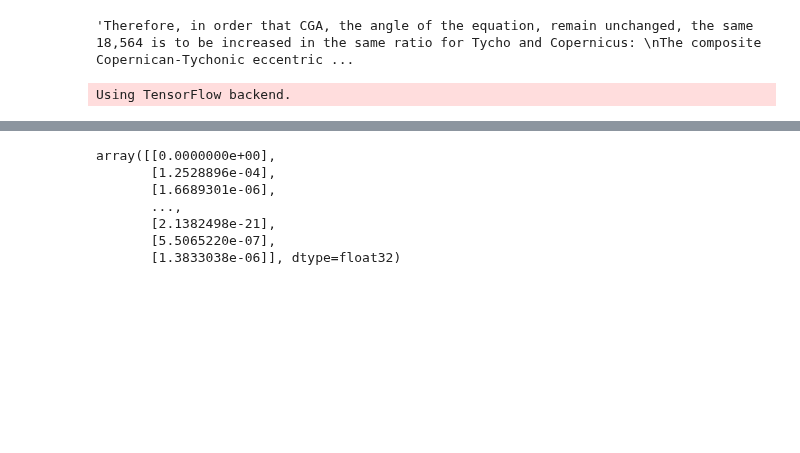
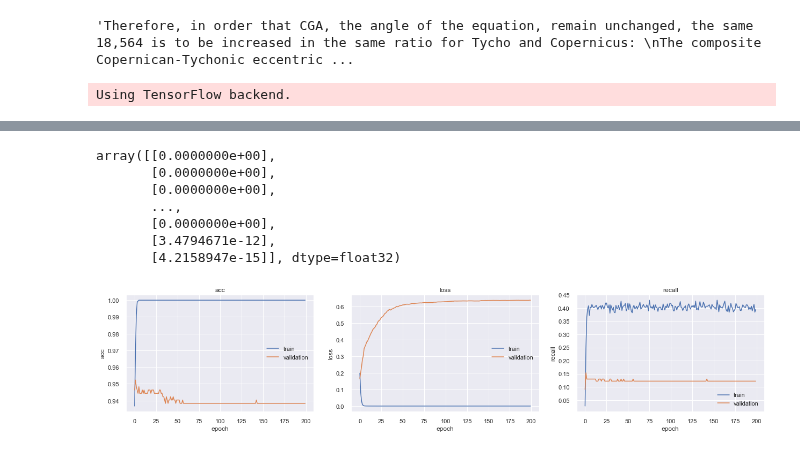
Before and after one commit to myeghaneh/BZML, a Jupyter notebook: ml/notebooks/13_04_Class_DL_Obss_Sent.ipynb, the cells around one changed output, grey strips where cells are left out. Cells and saved outputs as stored; diff of their text form; code cells hidden in the pictures; blank space fills up the shorter version.

```diff
--- a/ml/notebooks/13_04_Class_DL_Obss_Sent.ipynb
+++ b/ml/notebooks/13_04_Class_DL_Obss_Sent.ipynb
@@ -477,13 +477,13 @@ def recall(y_true, y_pred):
 # %%
 max_words = 6628
 num_classes=1
-batch_size=16
+batch_size=8
 model = Sequential()
 model.add(Dense(512, input_shape=(max_words,)))
 model.add(Activation('relu'))
-model.add(Dropout(0.5))
+model.add(Dropout(0.3))
 model.add(Dense(num_classes))
 model.add(Activation('sigmoid'))
-model.compile(loss='binary_crossentropy', optimizer='adam', metrics=[recall])
+model.compile(loss='binary_crossentropy', optimizer='adam', metrics=[recall,'accuracy'])
 print(model.metrics_names)
 # %% [output]
@@ -491,3 +491,3 @@ print(model.metrics_names)
 # %%
-history = model.fit(x_train, y_train, batch_size=batch_size, epochs=20, verbose=1, validation_split=0.1)
+history = model.fit(x_train, y_train, batch_size=batch_size, epochs=200, verbose=1, validation_split=0.1)
 # %% [output]
@@ -514,9 +514,32 @@ y_pred=model.predict(x_test)
 y_pred
 # %% [output]
 array([[0.0000000e+00],
-       [1.2528896e-04],
-       [1.6689301e-06],
+       [0.0000000e+00],
+       [0.0000000e+00],
        ...,
-       [2.1382498e-21],
-       [5.5065220e-07],
-       [1.3833038e-06]], dtype=float32)
+       [0.0000000e+00],
+       [3.4794671e-12],
+       [4.2158947e-15]], dtype=float32)
+# %%
+import matplotlib.pyplot as plt
+%matplotlib inline
+
+def plot_history(history):
+    metrics = sorted(history.history.keys())
+    metrics = metrics[:len(metrics)//2]
+
+    f,axs = plt.subplots(1, len(metrics), figsize=(12,4))
+    plt.subplots_adjust( right=1.5)
+
+    for m,ax in zip(metrics,axs):
+        # summarize history for metric m
+        ax.plot(history.history[m])
+        ax.plot(history.history['val_' + m])
+        ax.set_title(m)
+        ax.set_ylabel(m)
+        ax.set_xlabel('epoch')
+        ax.legend(['train', 'validation'], loc='best')
+# %%
+plot_history(history)
+# %% [output]
+[figure, added]
```
Also changed, not shown: parts of 3 cells of this notebook, 21 other files.
